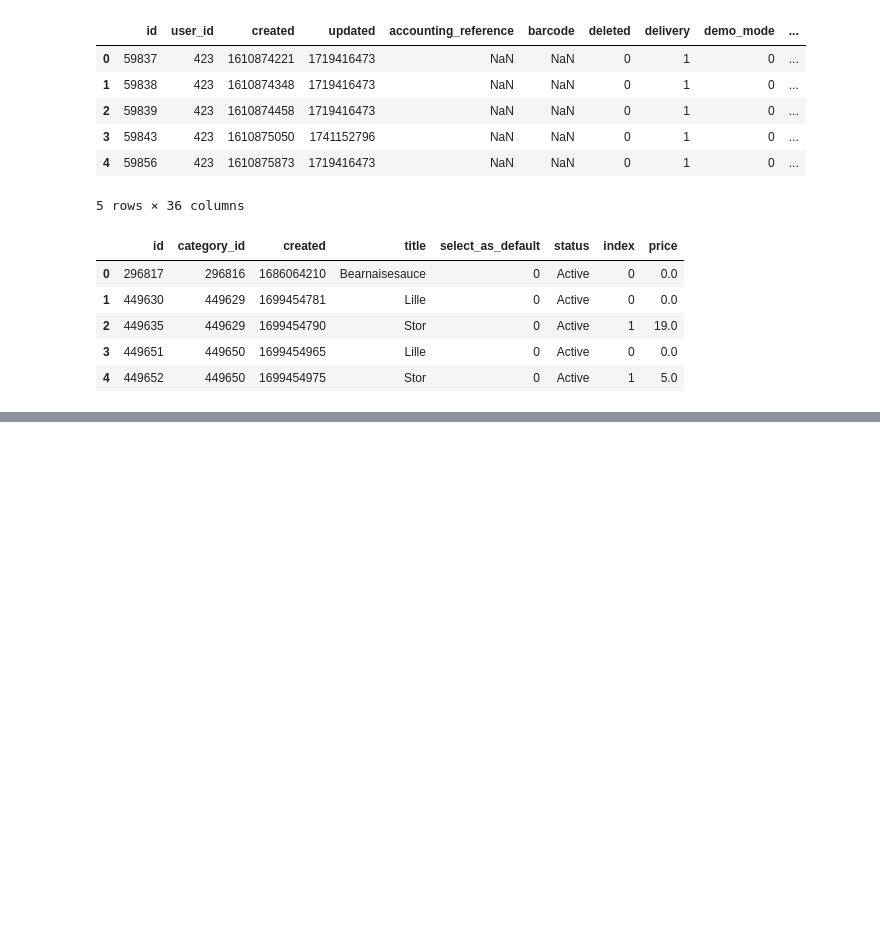
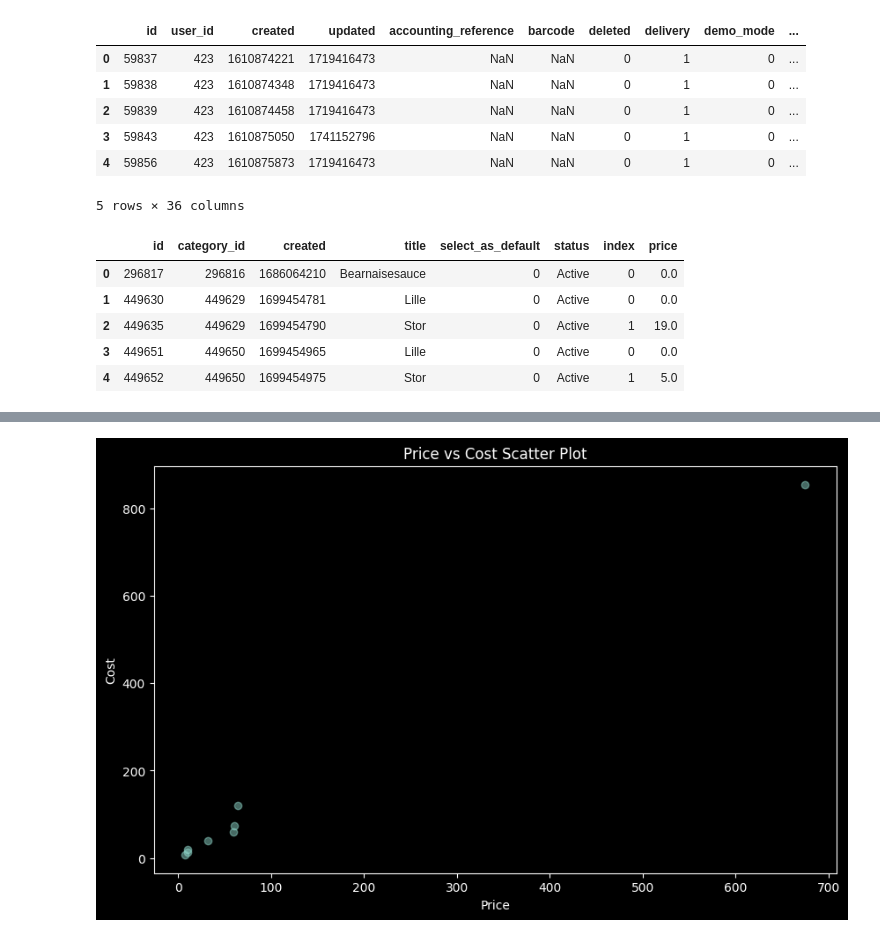
Before and after one commit to GM-Sniper/EagleEye, a Jupyter notebook: src/analysis.ipynb, the cells around one changed output, grey strips where cells are left out. Drawn from its saved outputs; the diff is of its cells as text; code cells hidden in the pictures; blank space fills up the shorter version.

Commit message:
Analysing Time-Series Data of Order-Items

```diff
--- a/src/analysis.ipynb
+++ b/src/analysis.ipynb
@@ -57,0 +180,4 @@ dim_menu_item_add_ons.head()
+# %%
+# #16 fct_order_items
+fct_order_items = pd.read_csv("Data\\fct_order_items.csv")
+fct_order_items.head()
@@ -57,0 +275,5 @@ dim_menu_item_add_ons.head()
+# %%
+# Turn created and updated columns to datetime (Unix epoch seconds)
+fct_order_items["created"] = pd.to_datetime(pd.to_numeric(fct_order_items["created"], errors="coerce"), unit="s", utc=True)
+fct_order_items["updated"] = pd.to_datetime(pd.to_numeric(fct_order_items["updated"], errors="coerce"), unit="s", utc=True)
+fct_order_items.head()
@@ -57,0 +311,6 @@ dim_menu_item_add_ons.head()
+# %%
+#Lets start with order items analysis
+#Aggregate per item statistics
+df = fct_order_items.groupby(fct_order_items["item_id"])
+per_item_stats = df[["quantity", "price", "cost"]].agg(['sum', 'mean', 'max', 'min'])
+per_item_stats.head()
@@ -57,0 +328,12 @@ dim_menu_item_add_ons.head()
+# %%
+#Scatter plot of price vs cost (Remove outliers for better visualization)
+x = per_item_stats['price'].quantile([0.05,0.50])
+y = per_item_stats['cost'].quantile([0.05,0.50])
+plt.figure(figsize=(10,6))
+plt.scatter(x, y, alpha=0.5)
+plt.title('Price vs Cost Scatter Plot')
+plt.xlabel('Price')
+plt.ylabel('Cost')
+plt.show()
+# %% [output]
+[figure, added]
```
Also changed, not shown: parts of 25 cells of this notebook.
